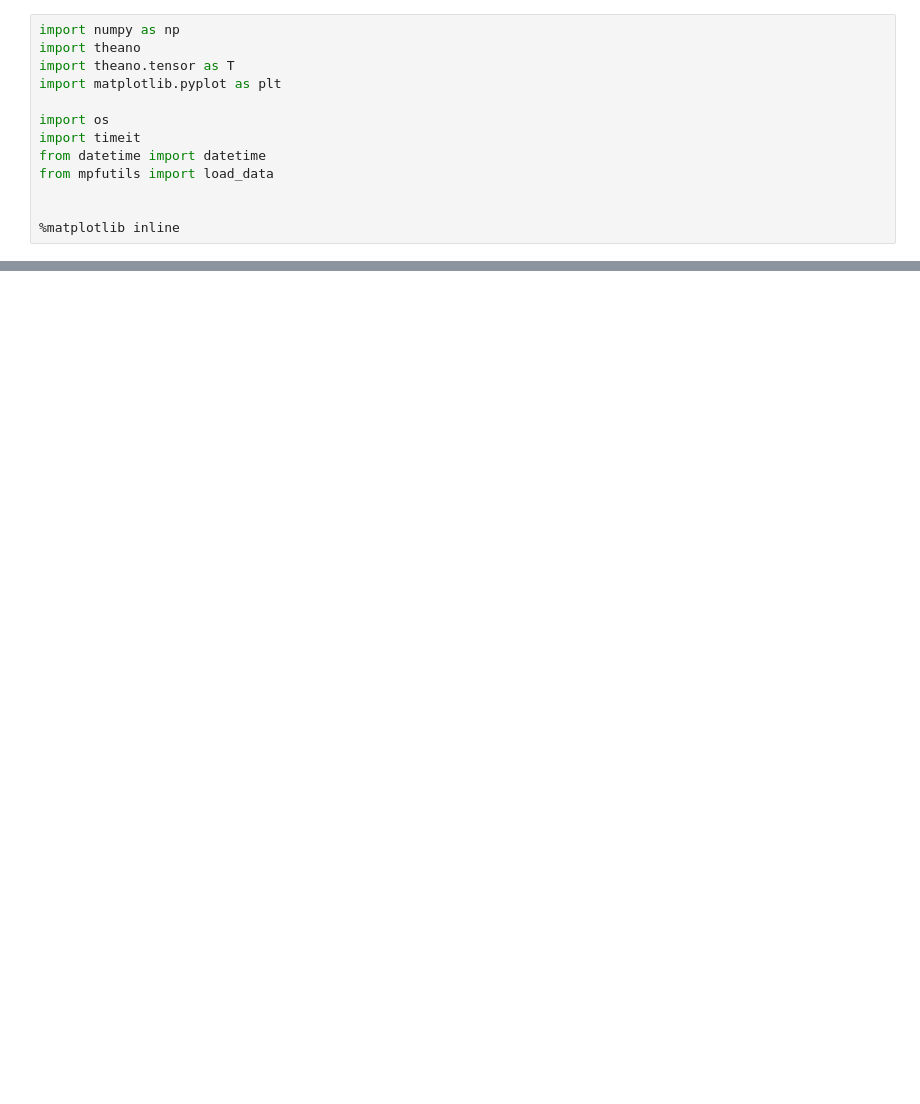
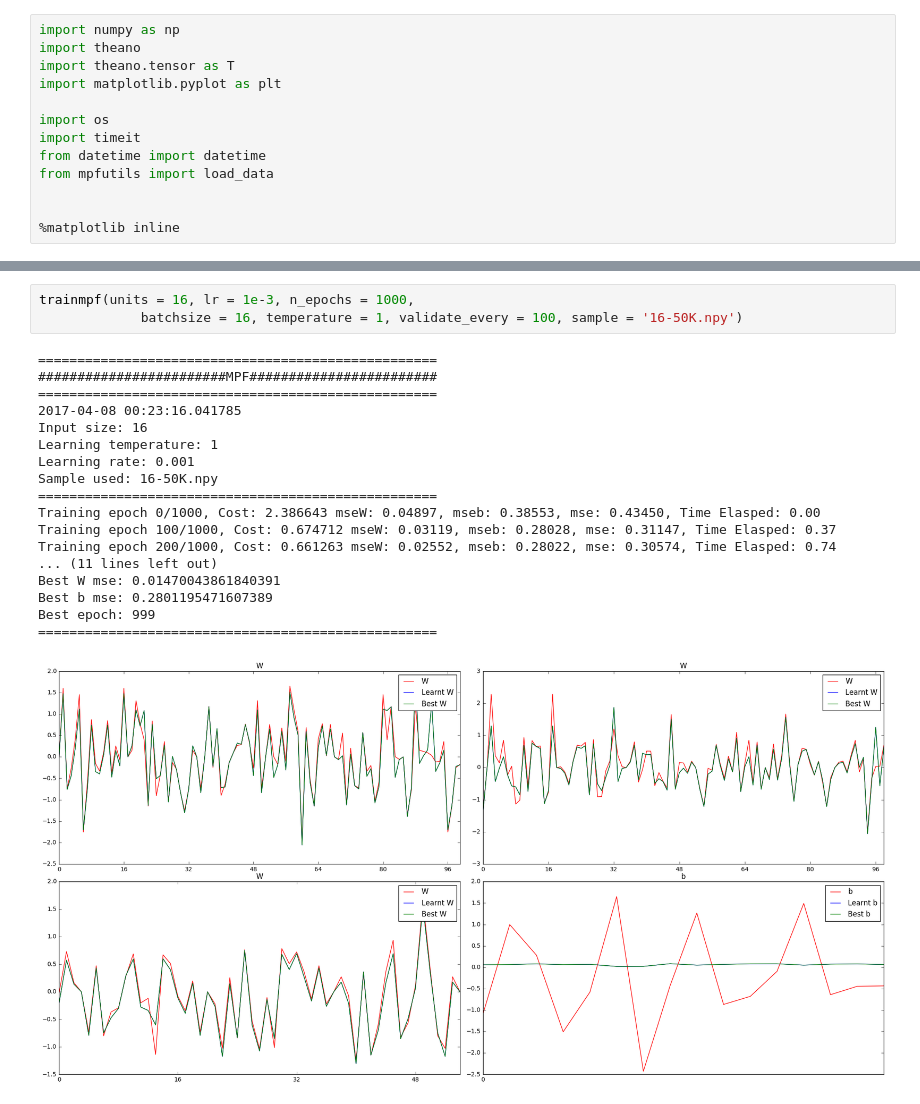
Before and after one commit to zunction/old-mmpf, a Jupyter notebook: filtermpf/16DiagBias.ipynb, the cells around one changed output, grey strips where cells are left out. Drawn from its saved outputs; the diff is of its cells as text; blank space fills up the shorter version.

```diff
--- a/filtermpf/16DiagBias.ipynb
+++ b/filtermpf/16DiagBias.ipynb
@@ -316,0 +341,22 @@ Best epoch: 5
+# %%
+trainmpf(units = 16, lr = 1e-3, n_epochs = 1000,
+             batchsize = 16, temperature = 1, validate_every = 100, sample = '16-50K.npy')
+# %% [output]
+===================================================
+########################MPF########################
+===================================================
+2017-04-08 00:23:16.041785
+Input size: 16
+Learning temperature: 1
+Learning rate: 0.001
+Sample used: 16-50K.npy
+===================================================
+Training epoch 0/1000, Cost: 2.386643 mseW: 0.04897, mseb: 0.38553, mse: 0.43450, Time Elasped: 0.00
+Training epoch 100/1000, Cost: 0.674712 mseW: 0.03119, mseb: 0.28028, mse: 0.31147, Time Elasped: 0.37
+Training epoch 200/1000, Cost: 0.661263 mseW: 0.02552, mseb: 0.28022, mse: 0.30574, Time Elasped: 0.74
+... (11 lines left out)
+Best W mse: 0.01470043861840391
+Best b mse: 0.2801195471607389
+Best epoch: 999
+===================================================
+[figure, added]
```
Also changed, not shown: parts of 9 cells of this notebook, 1 other file.
